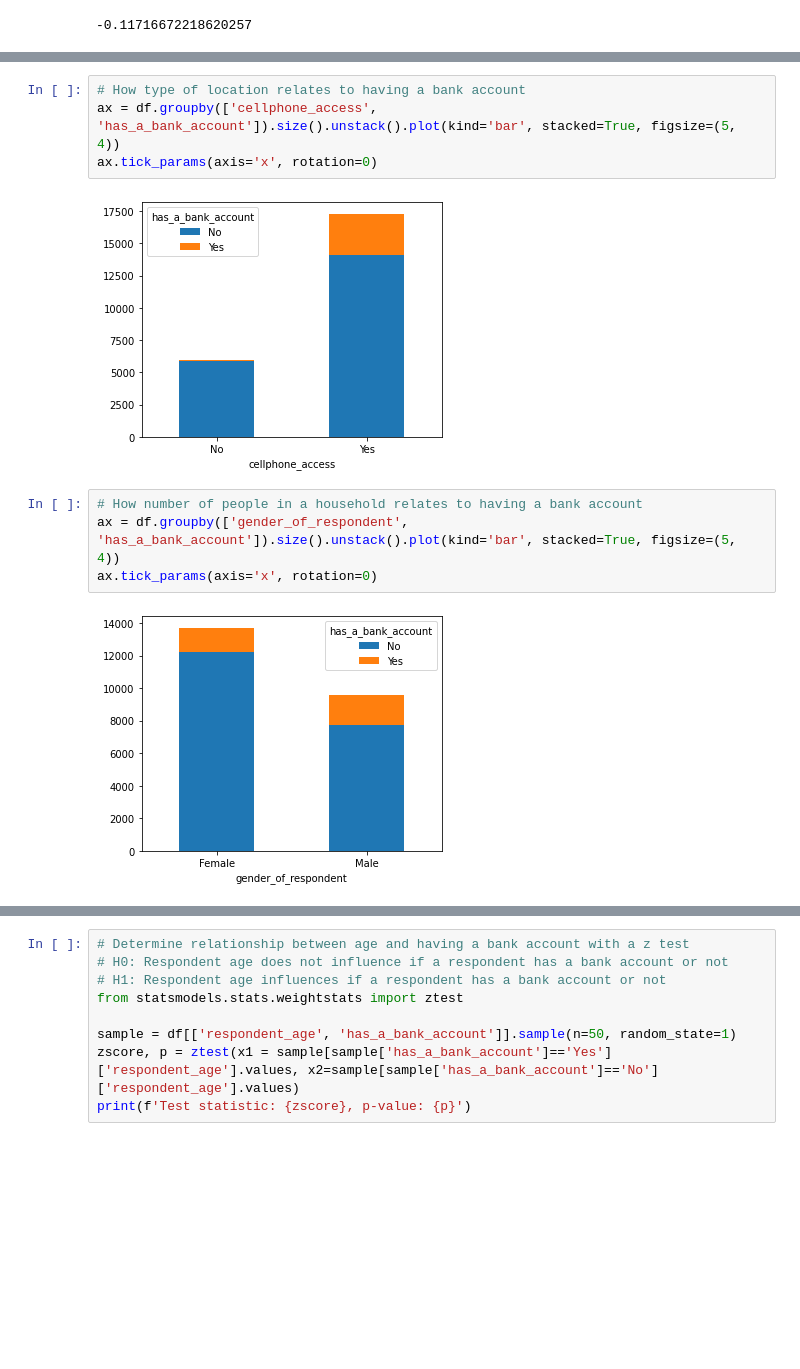
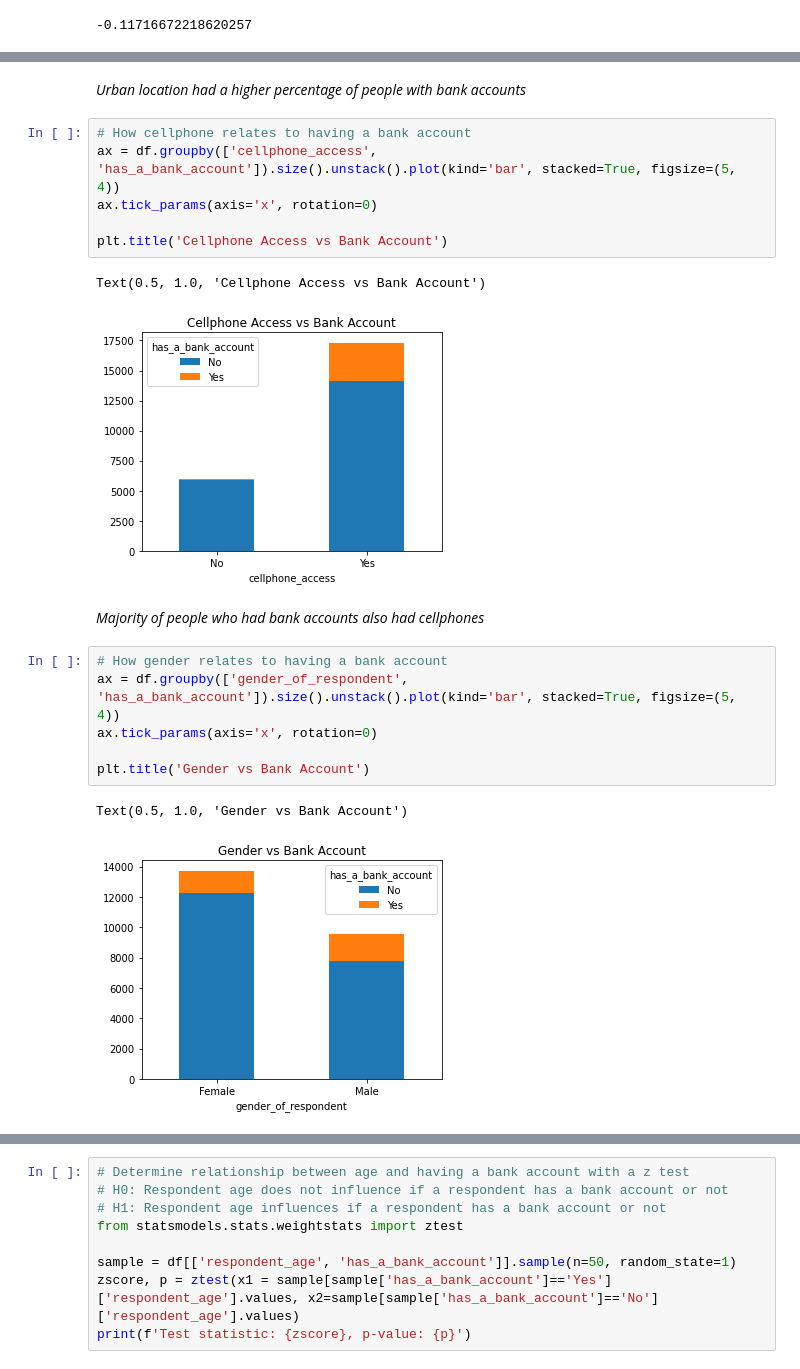
Before and after one commit to WilkisterMbaka/Finscope-Financial-Analysis, a Jupyter notebook: Moringa_Data_Science_Core_W2_Independent_Project_2022_04_Wilkister_Mbaka.ipynb, the cells around one changed output, grey strips where cells are left out. Drawn from its saved outputs; the diff is of its cells as text; blank space fills up the shorter version.

```diff
--- a/Moringa_Data_Science_Core_W2_Independent_Project_2022_04_Wilkister_Mbaka.ipynb
+++ b/Moringa_Data_Science_Core_W2_Independent_Project_2022_04_Wilkister_Mbaka.ipynb
@@ -513,12 +564,22 @@ ax.tick_params(axis='x', rotation=0)
+# %% [markdown]
+*Urban location had a higher percentage of people with bank accounts*
 # %%
-# How type of location relates to having a bank account
+# How cellphone relates to having a bank account
 ax = df.groupby(['cellphone_access', 'has_a_bank_account']).size().unstack().plot(kind='bar', stacked=True, figsize=(5, 4))
 ax.tick_params(axis='x', rotation=0)
+
+plt.title('Cellphone Access vs Bank Account')
 # %% [output]
+Text(0.5, 1.0, 'Cellphone Access vs Bank Account')
-[figure, old version]
+[figure, new version]
+# %% [markdown]
+*Majority of people who had bank accounts also had cellphones*
 # %%
-# How number of people in a household relates to having a bank account
+# How gender relates to having a bank account
 ax = df.groupby(['gender_of_respondent', 'has_a_bank_account']).size().unstack().plot(kind='bar', stacked=True, figsize=(5, 4))
 ax.tick_params(axis='x', rotation=0)
+
+plt.title('Gender vs Bank Account')
 # %% [output]
+Text(0.5, 1.0, 'Gender vs Bank Account')
-[figure, old version]
+[figure, new version]
```
Also changed, not shown: parts of 50 cells of this notebook.
